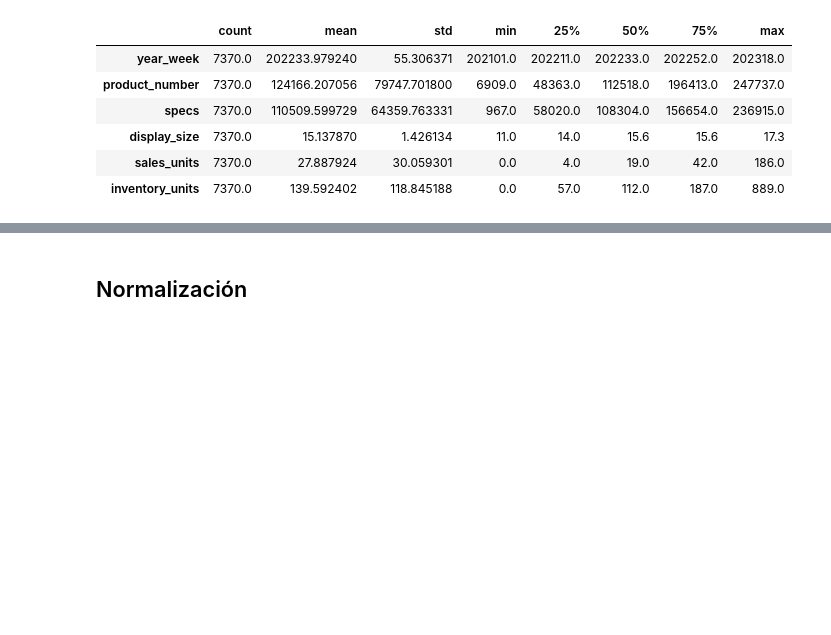
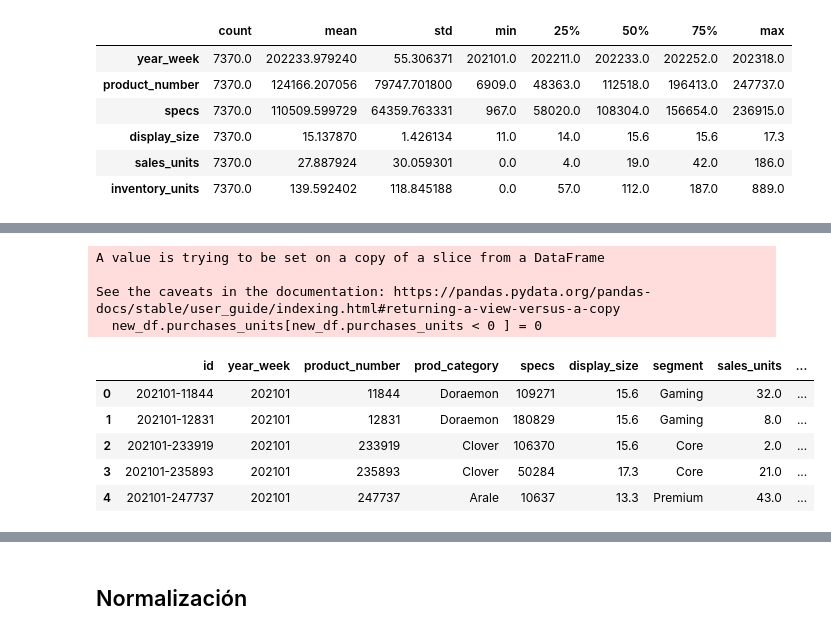
Before and after one commit to AlejandroDopico2/HackUPC23, a Jupyter notebook: hp.ipynb, the cells around one changed output, grey strips where cells are left out. Saved outputs shown, nothing was run; the diff lists cells and outputs as text; code cells hidden in the pictures; blank space fills up the shorter version.

```diff
--- a/hp.ipynb
+++ b/hp.ipynb
@@ -172,4 +172,9 @@ for i in range(1, len(new_df)):
     new_df.at[i, 'purchases_units'] = compras
 
 new_df.head()
-new_df[new_df.purchases_units < 0 ] = 0
+new_df.purchases_units[new_df.purchases_units < 0 ] = 0
+# %% [output]
+A value is trying to be set on a copy of a slice from a DataFrame
+
+See the caveats in the documentation: https://pandas.pydata.org/pandas-docs/stable/user_guide/indexing.html#returning-a-view-versus-a-copy
+  new_df.purchases_units[new_df.purchases_units < 0 ] = 0
@@ -176,3 +193,12 @@ new_df[new_df.purchases_units < 0 ] = 0
+# %%
+new_df.head()
+# %% [output]
+|  | id | year_week | product_number | prod_category | specs | display_size | segment | sales_units | ... |
+| 0 | 202101-11844 | 202101 | 11844 | Doraemon | 109271 | 15.6 | Gaming | 32.0 | ... |
+| 1 | 202101-12831 | 202101 | 12831 | Doraemon | 180829 | 15.6 | Gaming | 8.0 | ... |
+| 2 | 202101-233919 | 202101 | 233919 | Clover | 106370 | 15.6 | Core | 2.0 | ... |
+| 3 | 202101-235893 | 202101 | 235893 | Clover | 50284 | 17.3 | Core | 21.0 | ... |
+| 4 | 202101-247737 | 202101 | 247737 | Arale | 10637 | 13.3 | Premium | 43.0 | ... |
 # %%
 new_df.describe().transpose()
 # %% [output]
```
Also changed, not shown: parts of 16 cells of this notebook.
